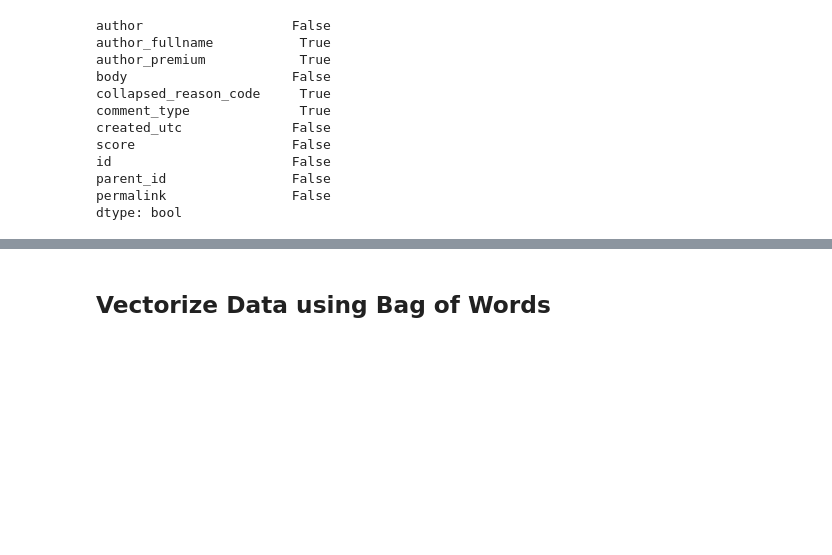
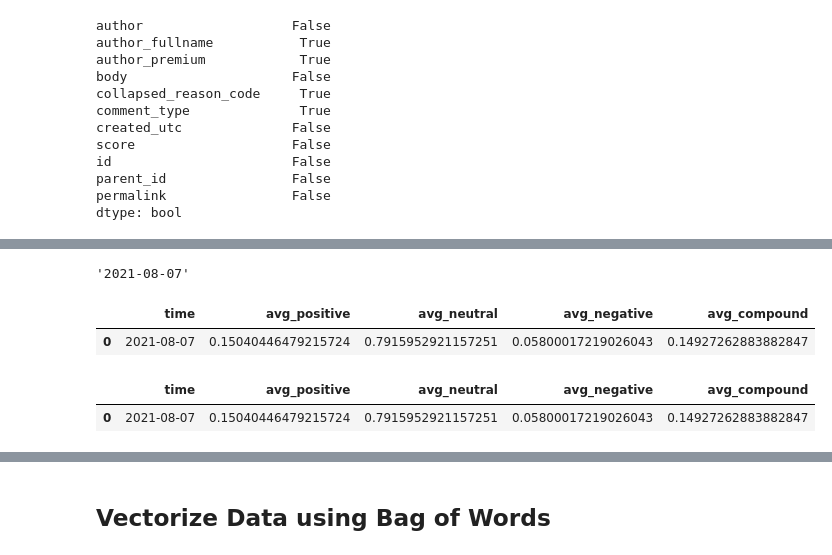
Before and after one commit to dplem/Cryptocurrency-Market-Forecasting, a Jupyter notebook: Notebooks/Feature_Engineering.ipynb, the cells around one changed output, grey strips where cells are left out. Drawn from its saved outputs; the diff is of its cells as text; code cells hidden in the pictures; blank space fills up the shorter version.

```diff
--- a/Notebooks/Feature_Engineering.ipynb
+++ b/Notebooks/Feature_Engineering.ipynb
@@ -120,0 +148,4 @@ bitcoin_df.head()
+# %%
+str(d).split(' ', 1)[0]
+# %% [output]
+'2021-08-07'
@@ -121,3 +159,18 @@ bitcoin_df.head()
+# %%
+scores_df.head()
+# %% [output]
+|  | time | avg_positive | avg_neutral | avg_negative | avg_compound |
+| 0 | 2021-08-07 | 0.15040446479215724 | 0.7915952921157251 | 0.05800017219026043 | 0.14927262883882847 |
+# %%
+scores_df2 = pd.DataFrame(columns = ['time', 'avg_positive', 'avg_neutral', 'avg_negative', 'avg_compound'])
+# %%
+scores_df2.loc[0] = [str(d).split(' ', 1)[0], str(comments_df['pos'].mean()), str(comments_df['neu'].mean()), str(comments_df['neg'].mean()),
+                    str(comments_df['compound'].mean())]
+# %%
+scores_df2.head()
+# %% [output]
+|  | time | avg_positive | avg_neutral | avg_negative | avg_compound |
+| 0 | 2021-08-07 | 0.15040446479215724 | 0.7915952921157251 | 0.05800017219026043 | 0.14927262883882847 |
 # %%
 # Remove punctuation
 def remove_punct(text):
```
Also changed, not shown: parts of 28 cells of this notebook.
